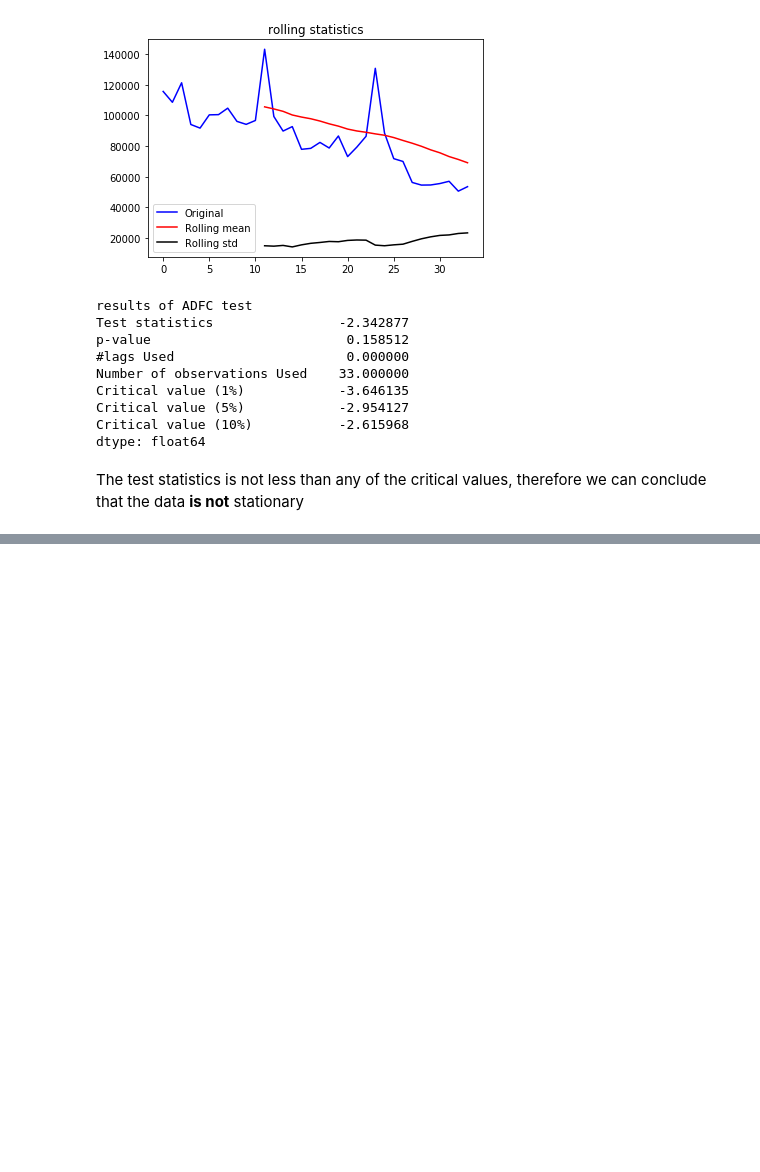
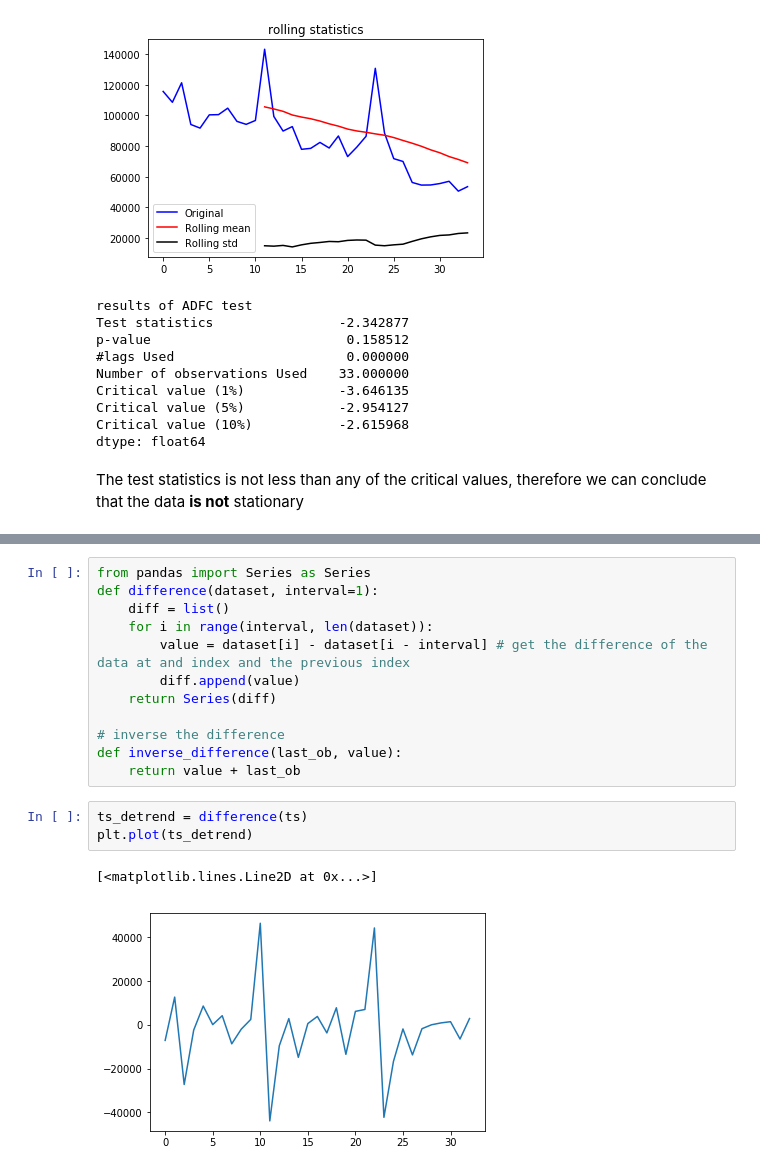
Before and after one commit to r-wambui/Kaggle_Final_Project_Coursera, a Jupyter notebook: Future_Sales_Using_Time_Series_Analysis.ipynb, the cells around one changed output, grey strips where cells are left out. Drawn from its saved outputs; the diff is of its cells as text; blank space fills up the shorter version.

```diff
--- a/Future_Sales_Using_Time_Series_Analysis.ipynb
+++ b/Future_Sales_Using_Time_Series_Analysis.ipynb
@@ -106,0 +131,18 @@ The test statistics is not less than any of the critical values, therefore we ca
+# %%
+from pandas import Series as Series
+def difference(dataset, interval=1):
+    diff = list()
+    for i in range(interval, len(dataset)):
+        value = dataset[i] - dataset[i - interval] # get the difference of the data at and index and the previous index
+        diff.append(value)
+    return Series(diff)
+
+# inverse the difference
+def inverse_difference(last_ob, value):
+    return value + last_ob
+# %%
+ts_detrend = difference(ts)
+plt.plot(ts_detrend)
+# %% [output]
+[<matplotlib.lines.Line2D at 0x...>]
+[figure, added]
```
Also changed, not shown: parts of 9 cells of this notebook.
